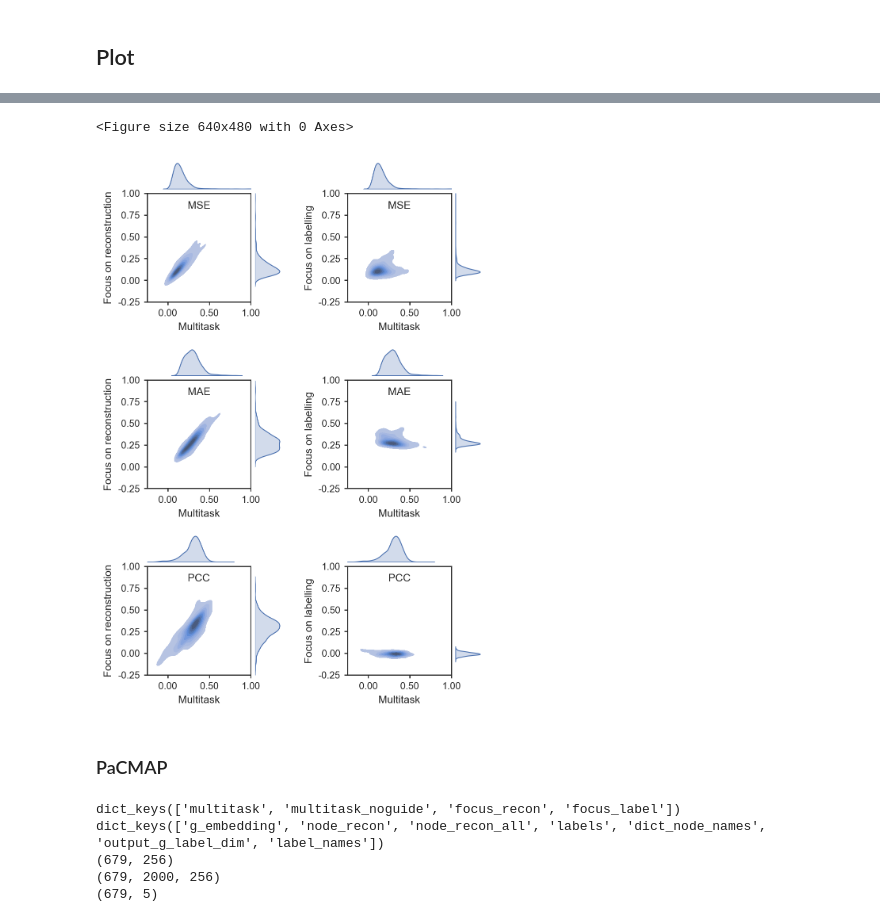
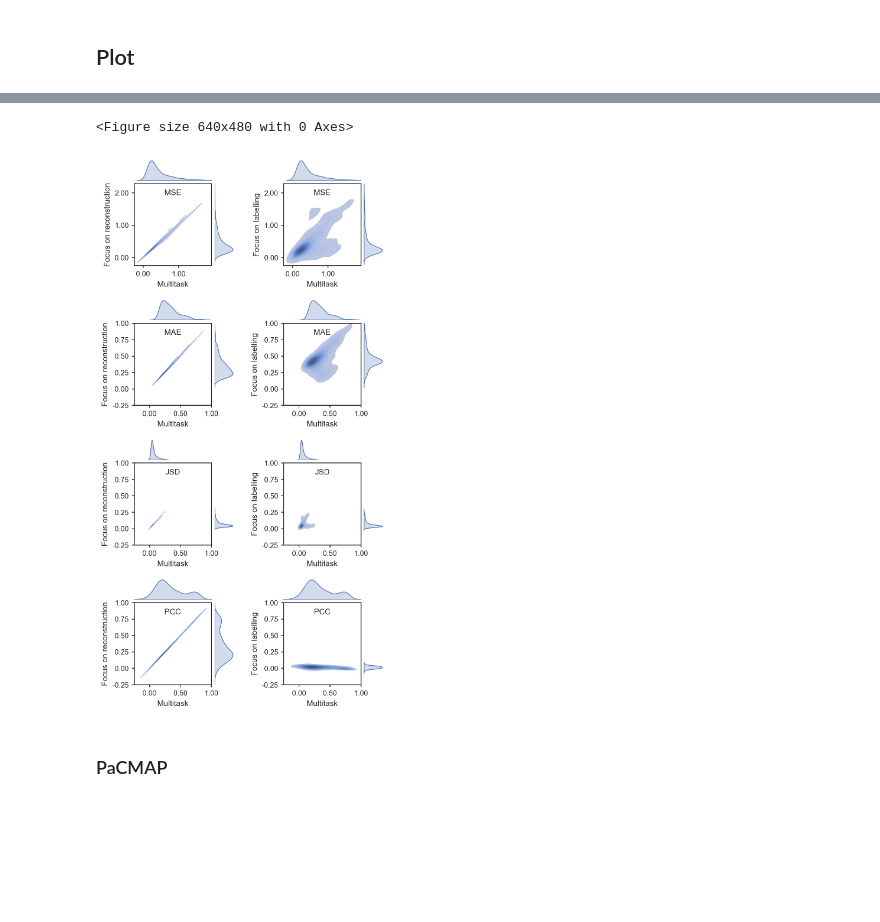
Before and after one commit to wangying608/deeptan, a Jupyter notebook: src/run.local.eval.ipynb, the cells around one changed output, grey strips where cells are left out. Cells and saved outputs as stored; diff of their text form; code cells hidden in the pictures; blank space fills up the shorter version.

Commit message:
🌟feat: add multiclass metrics support

```diff
--- a/src/run.local.eval.ipynb
+++ b/src/run.local.eval.ipynb
@@ -234,12 +34,13 @@ shape: (16, 4)
+# %%
+_tmp_dataset = metricsmaker_scmul
+
+fig_name = "fig.c2.scmul.recon.dist"
 # %%
-# Choose a dataset to plot
-_dataset = metrics_feature_recon_snrna
-
 dim = "sample_metrics"
 # dim = "feature_metrics"
 
-met = ["mse", "mae", "pcc"]
-met_text = ["MSE", "MAE", "PCC"]
+met = ["mse", "mae", "jsd", "pcc"]
+met_text = ["MSE", "MAE", "JSD", "PCC"]
 
 x_lab = "multitask"
 x_lab_text = "Multitask"
@@ -248,6 +49,15 @@ x_lab_text = "Multitask"
 # y_labs_text = ["Multitask (no SGG)", "Focus on reconstruction", "Focus on labelling"]
 y_labs = ["focus_recon", "focus_label"]
 y_labs_text = ["Focus on reconstruction", "Focus on labelling"]
+# %%
+_seed = 42
+_dataset = {}
+for _task in [x_lab]+y_labs:
+    _dataset[_task] = {}
+    _dataset[_task][dim] = {}
+    for _met in met:
+        _fname = _tmp_dataset.metrics_dict["summary_recon"].filter((pl.col("task")==_task) & (pl.col("metric")==_met) & (pl.col("seed_num")==_seed))["fname"].item()
+        _dataset[_task][dim][_met] = _tmp_dataset.metrics_dict["metrics"]["recon"][_fname][dim][_met]
 # %%
 import seaborn as sns
 import matplotlib.pyplot as plt
@@ -255,9 +65,6 @@ import matplotlib.ticker as ticker
 
 %config InlineBackend.figure_format = 'retina'
 %config InlineBackend.figure_dpi = 300
-# %%
-def format_ticks(x, pos):
-    return f"{x:.2f}"  # 保留两位小数
 # %%
 # Try clearing the previous plot if it exists
 try:
@@ -332,38 +139,40 @@ for i, _met in enumerate(met):
 
         # 更新当前行的 x 和 y 的最小值和最大值
         row_x_min = row_x_min if np.isnan(min(x_data)) or np.isinf(min(x_data)) else min(row_x_min, min(x_data))
-        # row_x_max = row_x_max if np.isnan(max(x_data)) or np.isinf(max(x_data)) else max(row_x_max, max(x_data))
-        row_x_max = 1.0
+        row_x_max = row_x_max if np.isnan(max(x_data)) or np.isinf(max(x_data)) else max(row_x_max, max(x_data))
         row_y_min = row_y_min if np.isnan(min(y_data)) or np.isinf(min(y_data)) else min(row_y_min, min(y_data))
-        # row_y_max = row_y_max if np.isnan(max(y_data)) or np.isinf(max(y_data)) else max(row_y_max, max(y_data))
-        row_y_max = 1.0
+        row_y_max = row_y_max if np.isnan(max(y_data)) or np.isinf(max(y_data)) else max(row_y_max, max(y_data))
 
         # 设置刻度格式化器
         ax.xaxis.set_major_formatter(ticker.FuncFormatter(format_ticks))
         ax.yaxis.set_major_formatter(ticker.FuncFormatter(format_ticks))
 
         # 缩短刻度棒的长度
         ax.tick_params(axis="both", which="major", length=3)  # 主刻度棒长度
         ax.tick_params(axis="both", which="minor", length=2)  # 次刻度棒长度
 
     # 保存当前行的最小值和最大值
     row_limits.append(((row_x_min, row_x_max), (row_y_min, row_y_max)))
 
     # ax = axes[i, j+1]
     # sns.barplot(x=[x_lab_text]+y_labs_text, y=_dataset[y_lab][dim][_met]["mean"])
 
 # 统一设置每行的 x 和 y 轴范围
 for i, (_met, (x_limits, y_limits)) in enumerate(zip(met, row_limits)):
     for j, y_lab in enumerate(y_labs):
         ax = axes[i, j]
         ax.set_xlim(x_limits)
         ax.set_ylim(y_limits)
 
 # fig.subplots_adjust(wspace=0.4, hspace=0.3)
 fig.tight_layout()
 fig.show()
+
+# Save as PNG and PDF
+fig.savefig(f".fig/{fig_name}.png", dpi=300)
+fig.savefig(f".fig/{fig_name}.pdf")
 # %% [output]
 <Figure size 640x480 with 0 Axes>
-[figure, old version]
+[figure, new version]
 # %% [markdown]
 ### PaCMAP
@@ -374,12 +178,0 @@ import matplotlib.pyplot as plt
-# %%
-print(snrna_f2k_pred_tst.keys())
-print(snrna_f2k_pred_tst["multitask"].keys())
-print(snrna_f2k_pred_tst["multitask"]["g_embedding"].shape)
-print(snrna_f2k_pred_tst["multitask"]["node_recon"].shape)
-print(snrna_f2k_pred_tst["multitask"]["labels"].shape)
-# %% [output]
-dict_keys(['multitask', 'multitask_noguide', 'focus_recon', 'focus_label'])
-dict_keys(['g_embedding', 'node_recon', 'node_recon_all', 'labels', 'dict_node_names', 'output_g_label_dim', 'label_names'])
-(679, 256)
-(679, 2000, 256)
-(679, 5)
```
Also changed, not shown: parts of 50 cells of this notebook, 9 other files.
